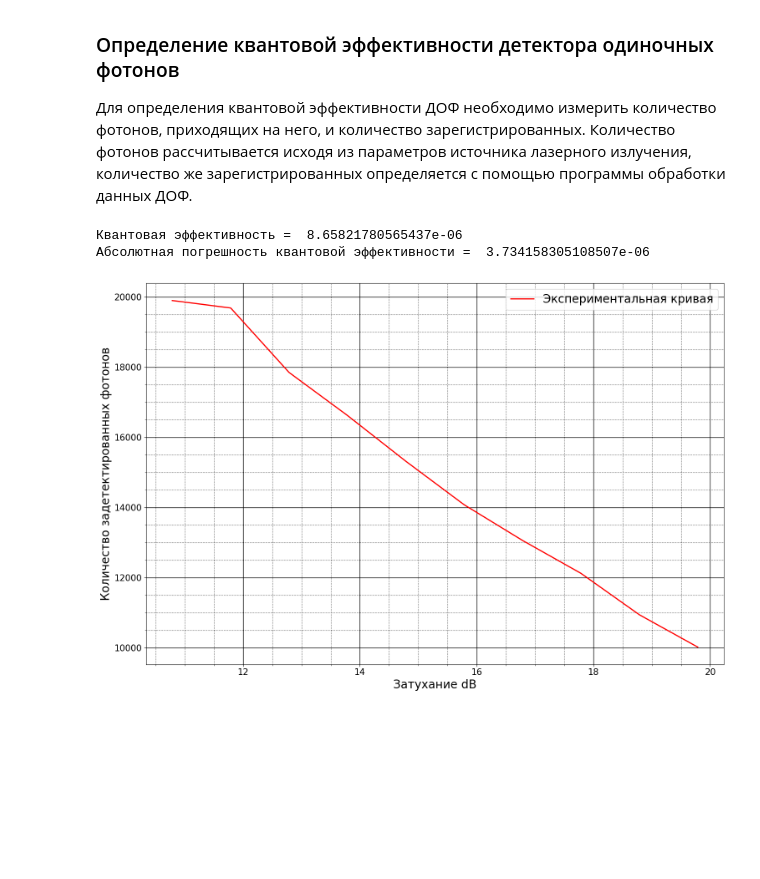
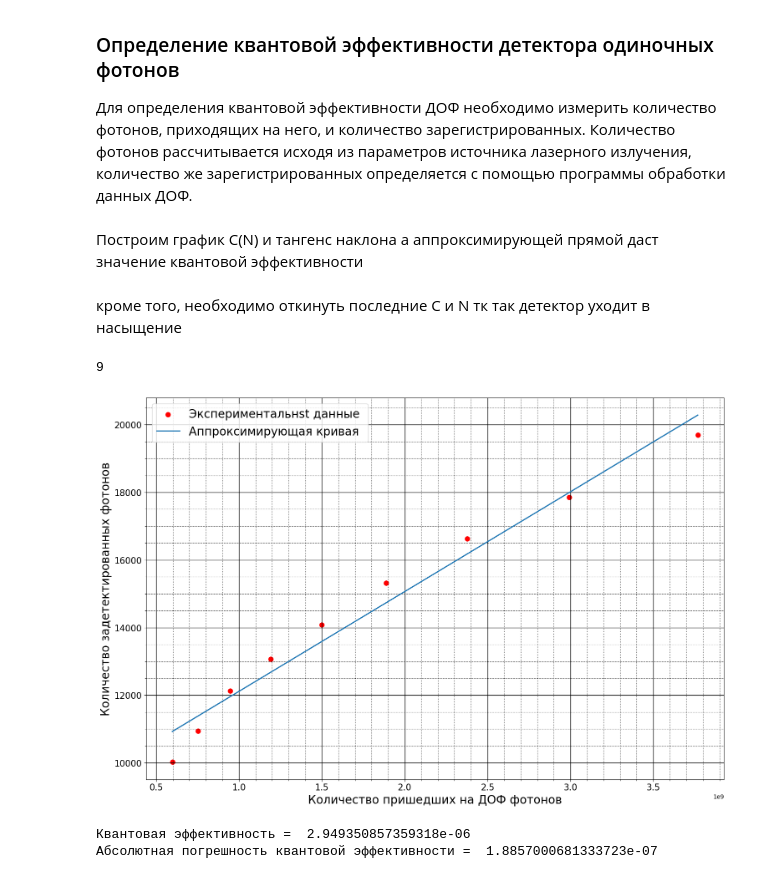
Before and after one commit to starosta39/laboratory_works_2, a Jupyter notebook: Single-photon detector/SPD.ipynb, the cells around one changed output. Saved outputs shown, nothing was run; the diff lists cells and outputs as text; code cells hidden in the pictures; blank space fills up the shorter version.

```diff
--- a/Single-photon detector/SPD.ipynb
+++ b/Single-photon detector/SPD.ipynb
@@ -137,7 +137,7 @@ N_t = 20000
 T_t = 400
 
 # затухание в катушке dB
-alpha_c = 26.012*0.184
+alpha_c = 2 * 14.100*0.184
 # итоговое затухание
 alpha = alpha + alpha_c
 # Мы не посмотрели, какое количество фотонов придёт на ДOФ ,без дополнительной аттенюации, поэтому будем считать
@@ -157,31 +151,45 @@ D_QE_m = stat_error(QE, conf_prob=0.99)
+# %% [markdown]
+Построим график С(N)  и тангенс  наклона a аппроксимирующей прямой даст значение квантовой эффективности
+# %% [markdown]
+кроме того, необходимо откинуть последние C и N тк так детектор уходит в насыщение
+# %%
+N = np.sort(N)
+C = np.sort(C)
+
+N =N[:len(N)-1]
+C = C[:len(C)-1]
+print(len(N))
+# %% [output]
+9
 # %%
-print("Квантовая эффективность = ", QE_m )
-print("Абсолютная погрешность квантовой эффективности = ", D_QE_m)
+[a, b],cov = curve_fit(lambda x, a, b, :a*x + b, N, C, maxfev=100000)
+d_a, d_b = np.sqrt(np.diag(cov))
+
+line = np.linspace(N[0], N[-1], 10000)
+curv = a*line + b
-# %% [output]
-Квантовая эффективность =  8.65821780565437e-06
-Абсолютная погрешность квантовой эффективности =  3.734158305108507e-06
 # %%
 fig = plt.figure(figsize=(15, 10))
 ax = fig.add_subplot(1,1,1)
 # подстройку толщин линий лучше выполнять самостоятельно
 width = 2
-ax.plot(alpha, C, c='r',linewidth=width, label="Экспериментальная кривая")
-ax.set_xlabel('Затухание dB',fontweight='light',color='k', fontsize=20)
+ax.scatter(N, C, c='r',linewidth=width, s=50, label="Экспериментальнst данные ")
+ax.plot(line, curv, linewidth=width, label="Аппроксимирующая кривая")
+ax.set_xlabel('Количество пришедших на ДОФ фотонов',fontweight='light',color='k', fontsize=20)
 ax.set_ylabel("Количество задетектированных фотонов",fontweight='light',color='k', fontsize=20)
 plt.tight_layout()
 plt.tick_params(axis='both', which='major', labelsize=15)
 ax.minorticks_on()
-ax.legend(fontsize=20, loc='upper right')
+ax.legend(fontsize=20, loc='upper left')
 #  Определяем внешний вид линий основной сетки:
 ax.grid(which='major',
         color = 'k',
         linewidth = 1)
 
 #  Определяем внешний вид линий вспомогательной
 #  сетки:
 ax.grid(which='minor',
         color = 'k',
         linestyle = ':' )
 fig.savefig(os.path.join(sys.path[0]+'/plot', 'num_of_ph.png'))
 # %% [output]
-[figure, old version]
+[figure, new version]
@@ -187,0 +200,6 @@ fig.savefig(os.path.join(sys.path[0]+'/plot', 'num_of_ph.png'))
+# %%
+print("Квантовая эффективность = ", QE)
+print("Абсолютная погрешность квантовой эффективности = ", d_QE)
+# %% [output]
+Квантовая эффективность =  2.949350857359318e-06
+Абсолютная погрешность квантовой эффективности =  1.8857000681333723e-07
```
Also changed, not shown: parts of 3 cells of this notebook, 1 other file.
